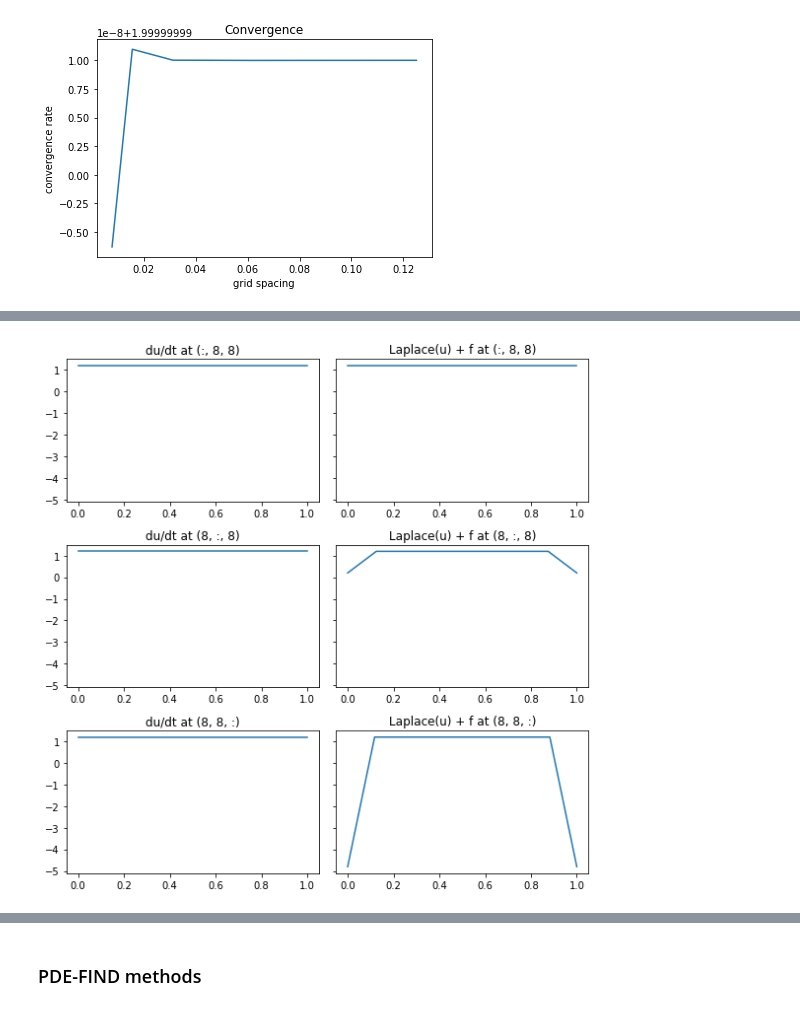
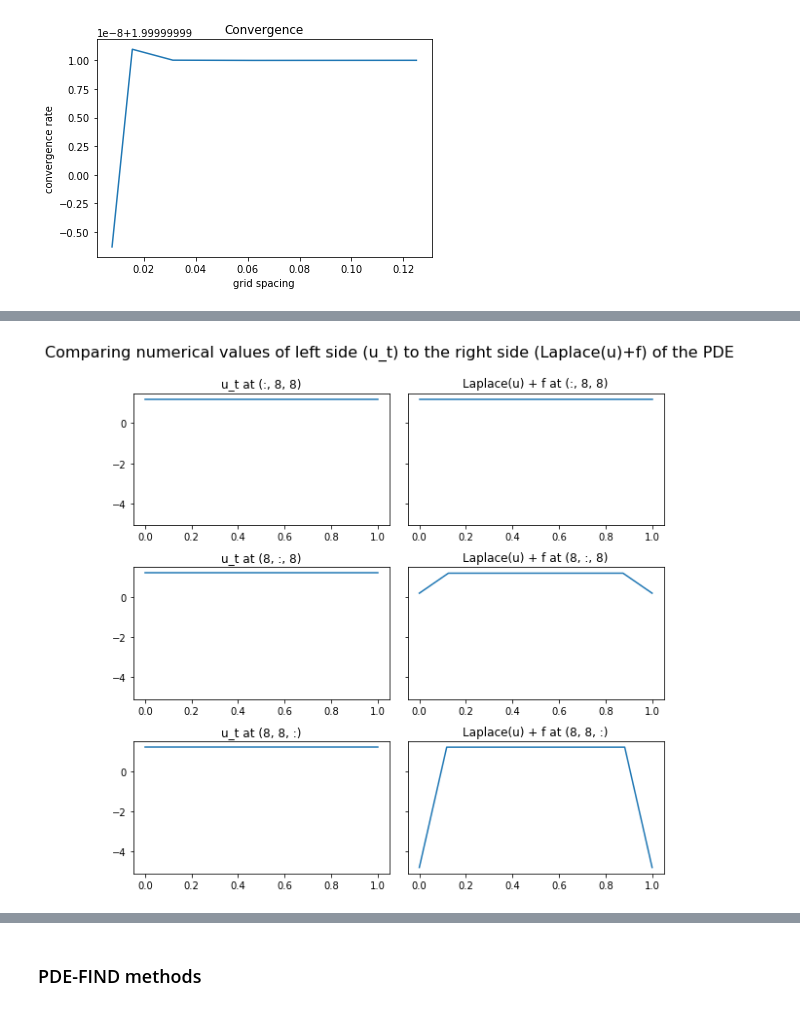
Before and after one commit to ZacharyVernec/PDE-FIND, a Jupyter notebook: Heat Equation.ipynb, the cells around one changed output, grey strips where cells are left out. Saved outputs shown, nothing was run; the diff lists cells and outputs as text; code cells hidden in the pictures.

```diff
--- a/Heat Equation.ipynb
+++ b/Heat Equation.ipynb
@@ -46,7 +46,7 @@ def calculate_simulation(nx, ny, nt, dt=None, tmax=None, alpha=6, beta=1.2):
     mesh_info = {'mesh':mesh, 'nx':nx, 'ny':ny, 'nt':nt, 'dt':dt, 'tmax':tmax}
 
     # Simulation setup
-    sim_info = {'alpha':alpha, 'beta':beta}
+    sim_info = {'alpha':alpha, 'beta':beta, 'f':beta-2-2*alpha}
 
     # Functions setup
     V = FunctionSpace(mesh, 'P', 1)
@@ -382,45 +386,64 @@ display_derivatives_comparison(mesh_info, sim_info)
 # %%
-mesh_info, logs = calculate_simulation(16, 17, 18, tmax=1.0)
+#Comparing left and right side of the numerical PDE
 
-nx = mesh_info['nx']
-ny = mesh_info['ny']
-nt = mesh_info['nt']
-coords = mesh_info['mesh'].coordinates().reshape(ny+1, nx+1, 2).transpose(1, 0, 2)
-xcoords = coords[:, 0, 0]
-ycoords = coords[0, :, 1]
-tcoords = logs['t']
-u_vals = np.array([u_at_t.compute_vertex_values().reshape(ny+1, nx+1) for u_at_t in logs['u']]).transpose(0, 2, 1) #order: t, x, y
-du_vals = np.gradient(u_vals, tcoords, xcoords, ycoords)
-ddu_vals = np.array([np.gradient(du_vals_dim, tcoords, xcoords, ycoords) for du_vals_dim in du_vals])
-laplaceu_vals = ddu_vals[1:, 1:].trace()
-f_vals = 1.2 - 2 - 2*6
+def display_pde_sides_comparison(mesh_info, sim_info, t_section = 8, x_section = 8, y_section = 8):
+    #xyz_sections determine where to take the cross section when displaying
 
-#which cross-sections do we plot?
-tval_plot = 8
-xval_plot = 8
-yval_plot = 8
+    #Renaming for simplicity
+    nx = mesh_info['nx']
+    ny = mesh_info['ny']
+    nt = mesh_info['nt']
+    alpha = sim_info['alpha']
+    beta = sim_info['beta']
+    blue = '#1f77b4'
+    orange = '#ff7f0e'
 
+    #Get coordinates in a similar format to np.linspace()
+    coords = mesh_info['mesh'].coordinates().reshape(ny+1, nx+1, 2).transpose(1, 0, 2) #some sort of meshgrid, intermediate step
+    xcoords = coords[:, 0, 0]
+    ycoords = coords[0, :, 1]
+    tcoords = logs['t']
 
-fig, axes = plt.subplots(nrows=3, ncols=2, sharey='all', figsize=(8, 8))
+    #Get function values from simulation
+    u_vals = np.array([u_at_t.compute_vertex_values().reshape(ny+1, nx+1) for u_at_t in logs['u']]).transpose(0, 2, 1) #converted to array in the right shape
+    du_vals = np.gradient(u_vals, tcoords, xcoords, ycoords) #[u_t, u_x, u_y]
+    ddu_vals = np.array([np.gradient(du_vals_dim, tcoords, xcoords, ycoords) for du_vals_dim in du_vals]) #[[u_tt, u_tx,..], ...]
+    laplaceu_vals = ddu_vals.trace() #laplace(u) = u_tt + u_xx + u_yy
+    f_vals = sim_info['f']
 
-axes[0, 0].plot(tcoords, du_vals[0][:, xval_plot, yval_plot])
-axes[0, 0].set_title(f'du/dt at (:, {xval_plot}, {yval_plot})')
-axes[0, 1].plot(tcoords, laplaceu_vals[:, xval_plot, yval_plot]+f_vals)
-axes[0, 1].set_title(f'Laplace(u) + f at (:, {xval_plot}, {yval_plot})')
+    #which cross-sections do we plot? choose the _th point in each dimension
+    t_section = 8
+    x_section = 8
+    y_section = 8
 
-axes[1, 0].plot(xcoords, du_vals[0][tval_plot, :, yval_plot])
-axes[1, 0].set_title(f'du/dt at ({tval_plot}, :, {yval_plot})')
-axes[1, 1].plot(xcoords, laplaceu_vals[tval_plot, :, yval_plot]+f_vals)
-axes[1, 1].set_title(f'Laplace(u) + f at ({tval_plot}, :, {yval_plot})')
+    #Plot setup
+    fig, axes = plt.subplots(nrows=3, ncols=2, sharey='all', figsize=(8, 8), constrained_layout=True)
 
-axes[2, 0].plot(ycoords, du_vals[0][tval_plot, xval_plot, :])
-axes[2, 0].set_title(f'du/dt at ({tval_plot}, {xval_plot}, :)')
-axes[2, 1].plot(ycoords, laplaceu_vals[tval_plot, xval_plot, :]+f_vals)
-axes[2, 1].set_title(f'Laplace(u) + f at ({tval_plot}, {xval_plot}, :)')
+    #Plot along t
+    axes[0, 0].plot(tcoords, du_vals[0][:, x_section, y_section])
+    axes[0, 0].set_title(f'u_t at (:, {x_section}, {y_section})')
+    axes[0, 1].plot(tcoords, laplaceu_vals[:, x_section, y_section]+f_vals)
+    axes[0, 1].set_title(f'Laplace(u) + f at (:, {x_section}, {y_section})')
 
+    #Plot along x
+    axes[1, 0].plot(xcoords, du_vals[0][t_section, :, y_section])
+    axes[1, 0].set_title(f'u_t at ({t_section}, :, {y_section})')
+    axes[1, 1].plot(xcoords, laplaceu_vals[t_section, :, y_section]+f_vals)
+    axes[1, 1].set_title(f'Laplace(u) + f at ({t_section}, :, {y_section})')
 
-plt.tight_layout()
-plt.show()
+    #Plot along y
+    axes[2, 0].plot(ycoords, du_vals[0][t_section, x_section, :])
+    axes[2, 0].set_title(f'u_t at ({t_section}, {x_section}, :)')
+    axes[2, 1].plot(ycoords, laplaceu_vals[t_section, x_section, :]+f_vals)
+    axes[2, 1].set_title(f'Laplace(u) + f at ({t_section}, {x_section}, :)')
+
+    #Display
+    plt.suptitle("Comparing numerical values of left side (u_t) to the right side (Laplace(u)+f) of the PDE\n", fontsize=16)
+    #plt.tight_layout()
+    plt.show()
+
+mesh_info, sim_info, logs = calculate_simulation(16, 17, 18, tmax=1.0)
+display_pde_sides_comparison(mesh_info, sim_info)
 # %% [output]
-[figure, old version]
+[figure, new version]
 # %%
```
Also changed, not shown: parts of 5 cells of this notebook.
